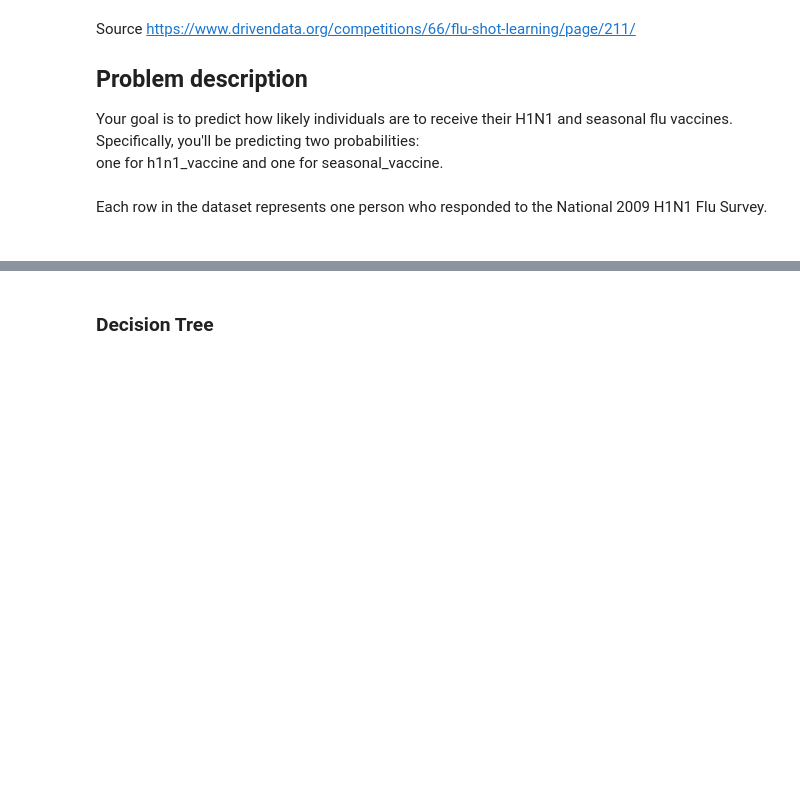
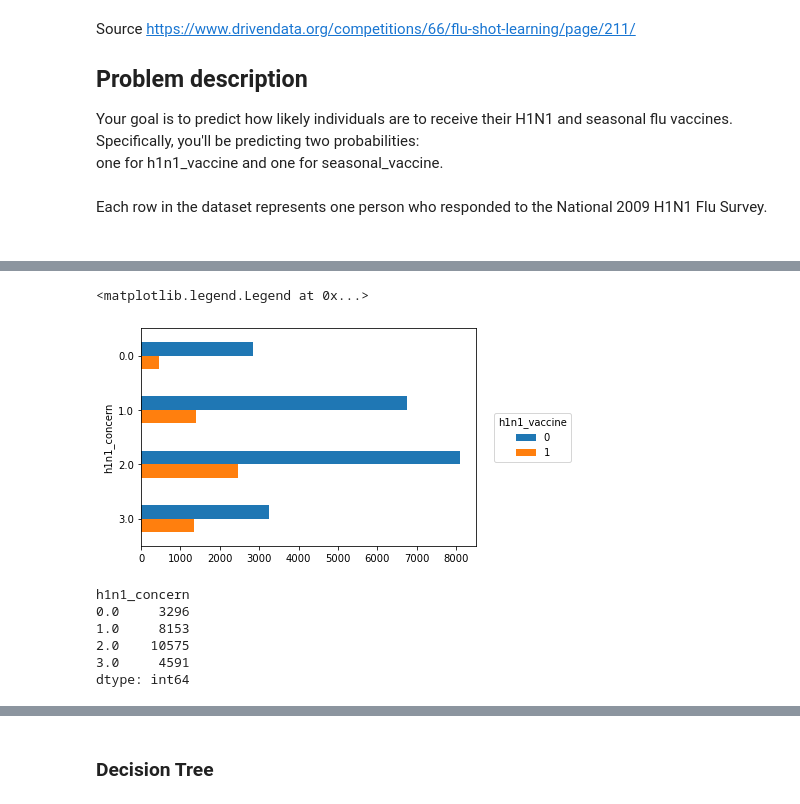
Before and after one commit to BorScho/FluShot_Competition, a Jupyter notebook: flu_shot.ipynb, the cells around one changed output, grey strips where cells are left out. Cells and saved outputs as stored; diff of their text form; code cells hidden in the pictures; blank space fills up the shorter version.

```diff
--- a/flu_shot.ipynb
+++ b/flu_shot.ipynb
@@ -167,13 +172,0 @@ binary_columns = ["h1n1_concern", "h1n1_knowledge", "behavioral_antiviral_meds",
-# %%
-# fill missing values with 0 for all binary columns:
-
-X_train_df[binary_columns] = X_train_df[binary_columns].fillna(0)
-X_test_df[binary_columns] = X_test_df[binary_columns].fillna(0)
-# %%
-# categorial one-hot-encoding with drop first and dummy-variable for missing values:
-
-X_train_df = pd.concat([X_train_df, pd.get_dummies(X_train_df[categorial_columns], drop_first=True, dummy_na=True)], axis=1)
-X_train_df.drop(categorial_columns, axis=1, inplace=True)
-
-X_test_df = pd.concat([X_test_df, pd.get_dummies(X_test_df[categorial_columns], drop_first=True, dummy_na=True)], axis=1)
-X_test_df.drop(categorial_columns, axis=1, inplace=True)
@@ -351,0 +233,4 @@ sesonal accuracy: 0.677
+# %%
+joined_df= X_train_df.join(y_train_df)
+print(joined_df.shape)
+joined_df.head(3)
@@ -351,0 +245,4 @@ sesonal accuracy: 0.677
+# %%
+counts= joined_df[['h1n1_concern', 'h1n1_vaccine']].groupby(['h1n1_concern', 'h1n1_vaccine']).size().unstack('h1n1_vaccine')
+print(type(counts))
+print(counts)
@@ -351,0 +257,17 @@ sesonal accuracy: 0.677
+# %%
+ax= counts.plot.barh()
+ax.invert_yaxis()
+ax.legend(loc='center right', bbox_to_anchor=(1.3, 0.5), title='h1n1_vaccine')
+# %% [output]
+<matplotlib.legend.Legend at 0x...>
+[figure, added]
+# %%
+h1n1_concern_counts = counts.sum(axis='columns')
+h1n1_concern_counts
+# %% [output]
+h1n1_concern
+0.0     3296
+1.0     8153
+2.0    10575
+3.0     4591
+dtype: int64
```
Also changed, not shown: parts of 106 cells of this notebook, 1 other file.
